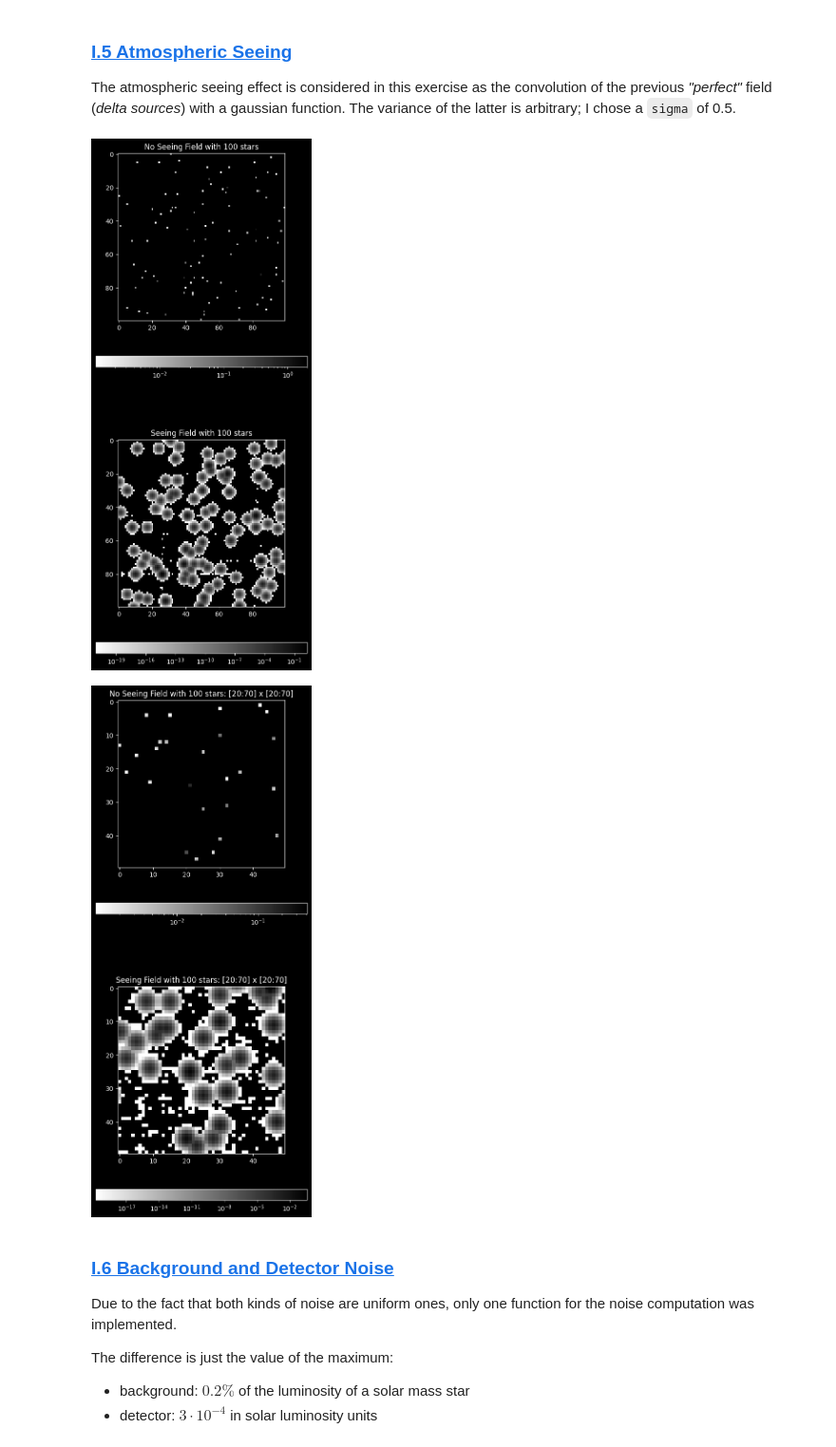
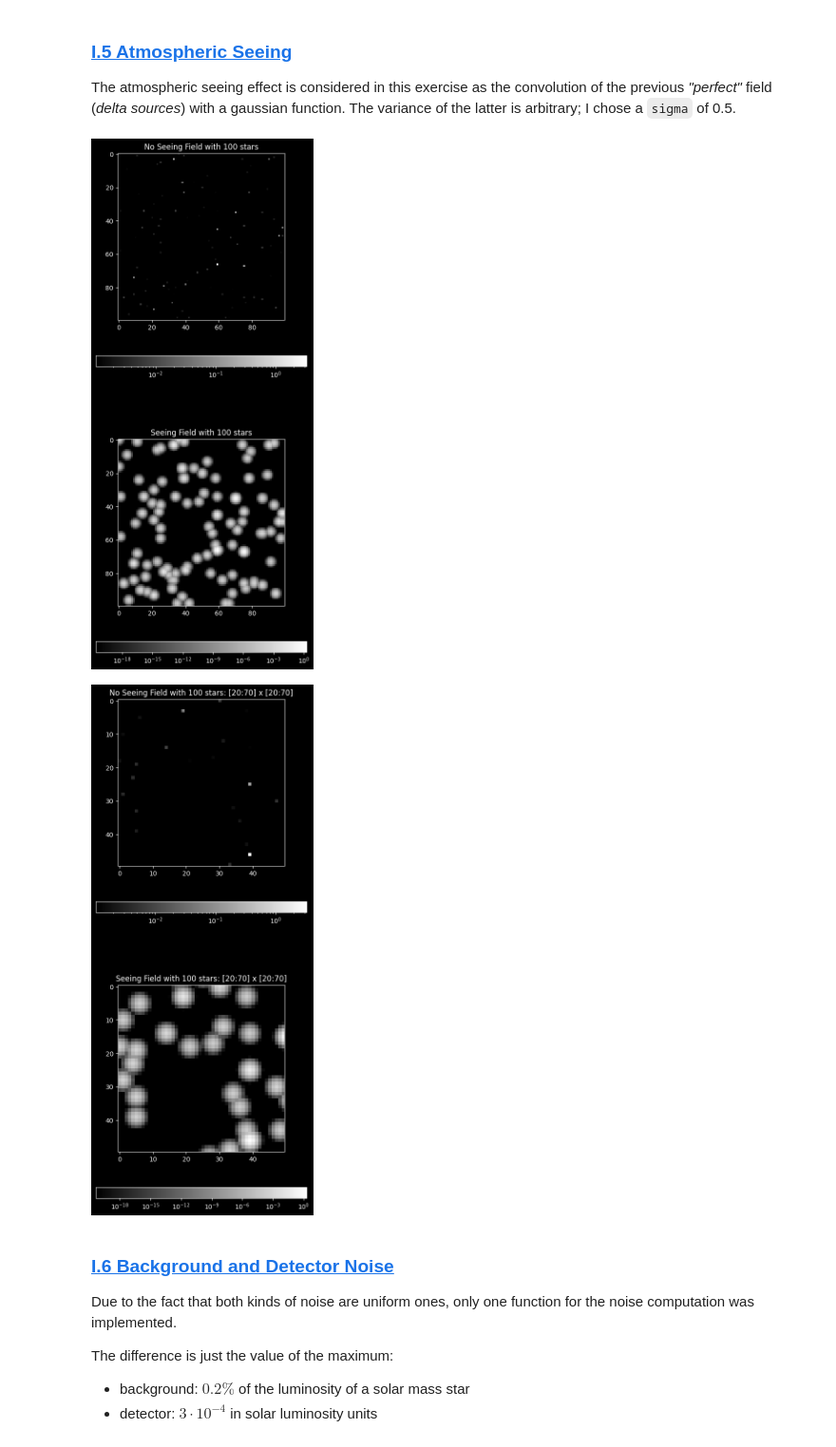
Before and after one commit to 00-berni/proj_2, a Jupyter notebook: notebook/implementation_notebook.ipynb, the cells around one changed output. Shown at 95% size. Drawn from its saved outputs; the diff is of its cells as text; code cells hidden in the pictures.

```diff
--- a/notebook/implementation_notebook.ipynb
+++ b/notebook/implementation_notebook.ipynb
@@ -162,7 +162,7 @@ class star():
 
 
 ##*
-def field_image(fig, image, F: np.ndarray, v: int = 0, sct: tuple = (0,-1)) -> None:
+def field_image(fig, image, F: np.ndarray, v: int = 0, sct: tuple = (0,-1), norm: str = 'log') -> None:
     """Function to display the field.
     It is possible to display only a section of the field
     through the parameter `sct`
@@ -185,9 +185,9 @@ def field_image(fig, image, F: np.ndarray, v: int = 0, sct: tuple = (0,-1)) -> N
     elif v == 1: color = 'viridis'
     else: color = 'gray_r'
     # generating the image
-    pic = image.imshow(F[a:b,a:b], cmap=color, norm='log')
+    pic = image.imshow(F[a:b,a:b], cmap=color, norm=norm)
     # generating the colorbar
-    fig.colorbar(pic, ax=image, cmap=color, norm='log', location='bottom')
+    fig.colorbar(pic, ax=image, cmap=color, norm=norm, location='bottom')
 # %% [markdown]
 ### <a id='toc1_1_4_'></a>[I.4 Generating the source field](#toc0_)
 
@@ -353,7 +353,8 @@ def gaussian(sigma: float = 0.5, dim: int = N) -> np.ndarray:
     # gaussian function expression
     G = lambda r : np.exp(-(r/sigma)**2/2)
     # computing the outer product
-    return np.outer(G(x),G(y))
+    kernel = np.outer(G(x),G(y))
+    return kernel/kernel.sum()
 
 
 ##*
@@ -388,41 +389,41 @@ fig2, (img_zoom, img_zoom_seeing)   = plt.subplots(2,1,figsize=(6,15))
 
 #  0 : positive image
 # -1 : negative image
-v = -1
+v = 0
 
 field_image(fig1, img_field,F,v)
 img_field.set_title(f'No Seeing Field with {M} stars')
 field_image(fig1, img_zoom,F,v,[inf,sup])
 img_zoom.set_title(f'No Seeing Field with {M} stars: [{inf}:{sup}] x [{inf}:{sup}]')
 
 
 # generation of the seeing image
 F_s = atm_seeing(F)
 
 
 field_image(fig2, img_field_seeing,F_s,v)
 #img_field_seeing.imshow(1-F_s)
 img_field_seeing.set_title(f'Seeing Field with {M} stars')
 field_image(fig2, img_zoom_seeing,F_s,v,[inf,sup])
 #img_zoom_seeing.imshow(1-F_s[inf:sup,inf:sup,:])
 img_zoom_seeing.set_title(f'Seeing Field with {M} stars: [{inf}:{sup}] x [{inf}:{sup}]')
 
 # path for images directory
 picdir = os.path.join(pwd,'Pictures')
 
 # par to save figures
 #   1   save
 #   0   not
 sv = 0
 
 if sv == 1:
     fig1.savefig(os.path.join(picdir,'field.png'))
     fig2.savefig(os.path.join(picdir,'zoom.png'))
 
 plt.show()
 # %% [output]
-[figure, old version]
+[figure, new version]
-[figure, old version]
+[figure, new version]
 # %% [markdown]
 ### <a id='toc1_1_6_'></a>[I.6 Background and Detector Noise](#toc0_)
 
```
Also changed, not shown: parts of 10 cells of this notebook.
